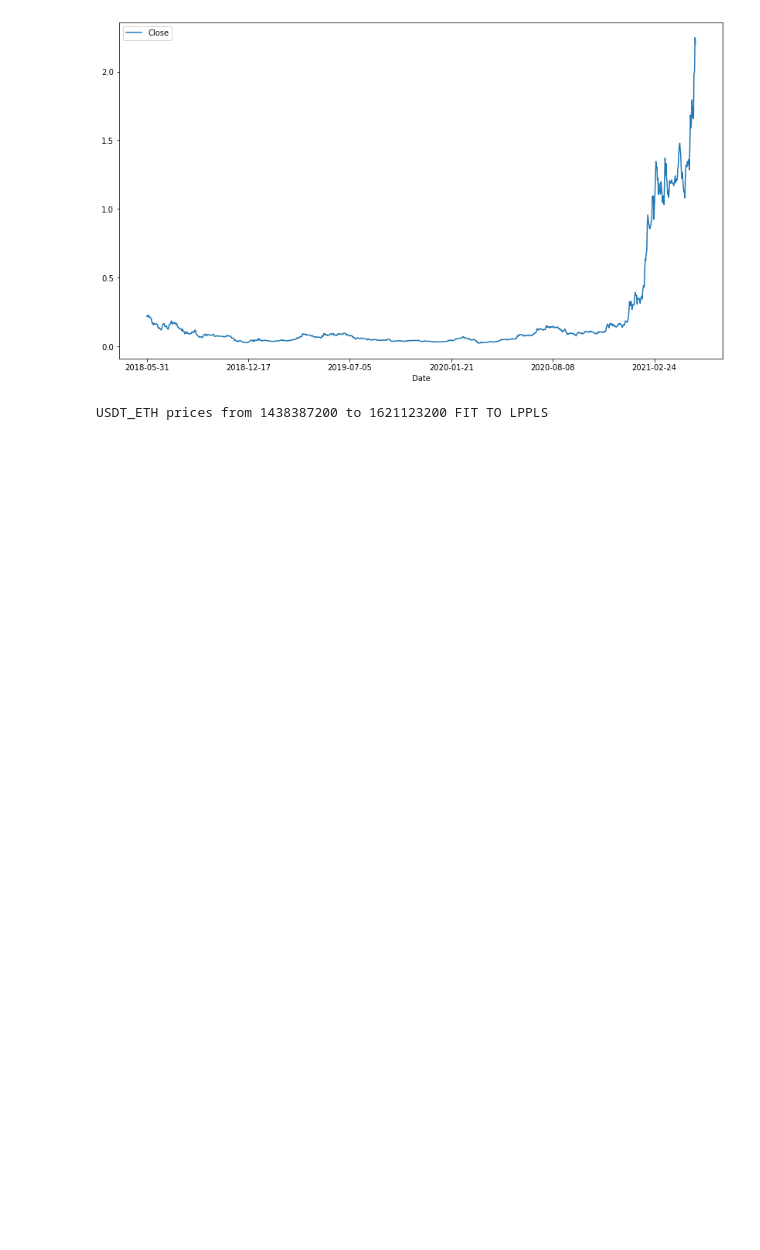
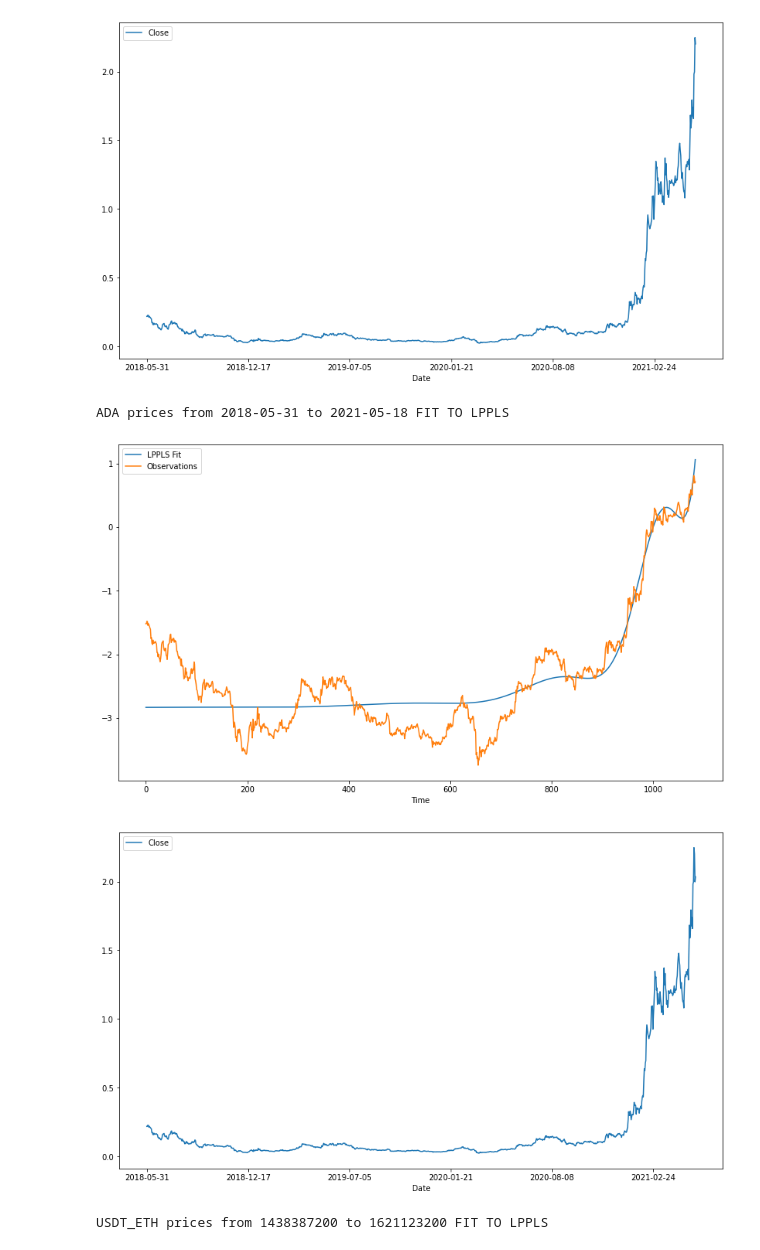
Before and after one commit to RCSnyder/DeepLOB_Trader, a Jupyter notebook: src/Log Periodic Power Law Singularity.ipynb, the cells around one changed output. Cells and saved outputs as stored; diff of their text form; code cells hidden in the pictures; blank space fills up the shorter version.

```diff
--- a/src/Log Periodic Power Law Singularity.ipynb
+++ b/src/Log Periodic Power Law Singularity.ipynb
@@ -112,6 +113,12 @@ graph_lppl_model_csv(FILENAME)
 ADA prices from 2018-05-31 to 2021-05-16 FIT TO LPPLS
 [figure]
 [figure]
+# %%
+graph_lppl_model_csv(ADA_FILENAME)
+# %% [output]
+ADA prices from 2018-05-31 to 2021-05-18 FIT TO LPPLS
+[figure, added]
+[figure, added]
 # %%
 graph_lppl_model(s, e, CURRENCY_PAIR)
 # %% [output]
```
Also changed, not shown: parts of 3 cells of this notebook, 3 other files.
